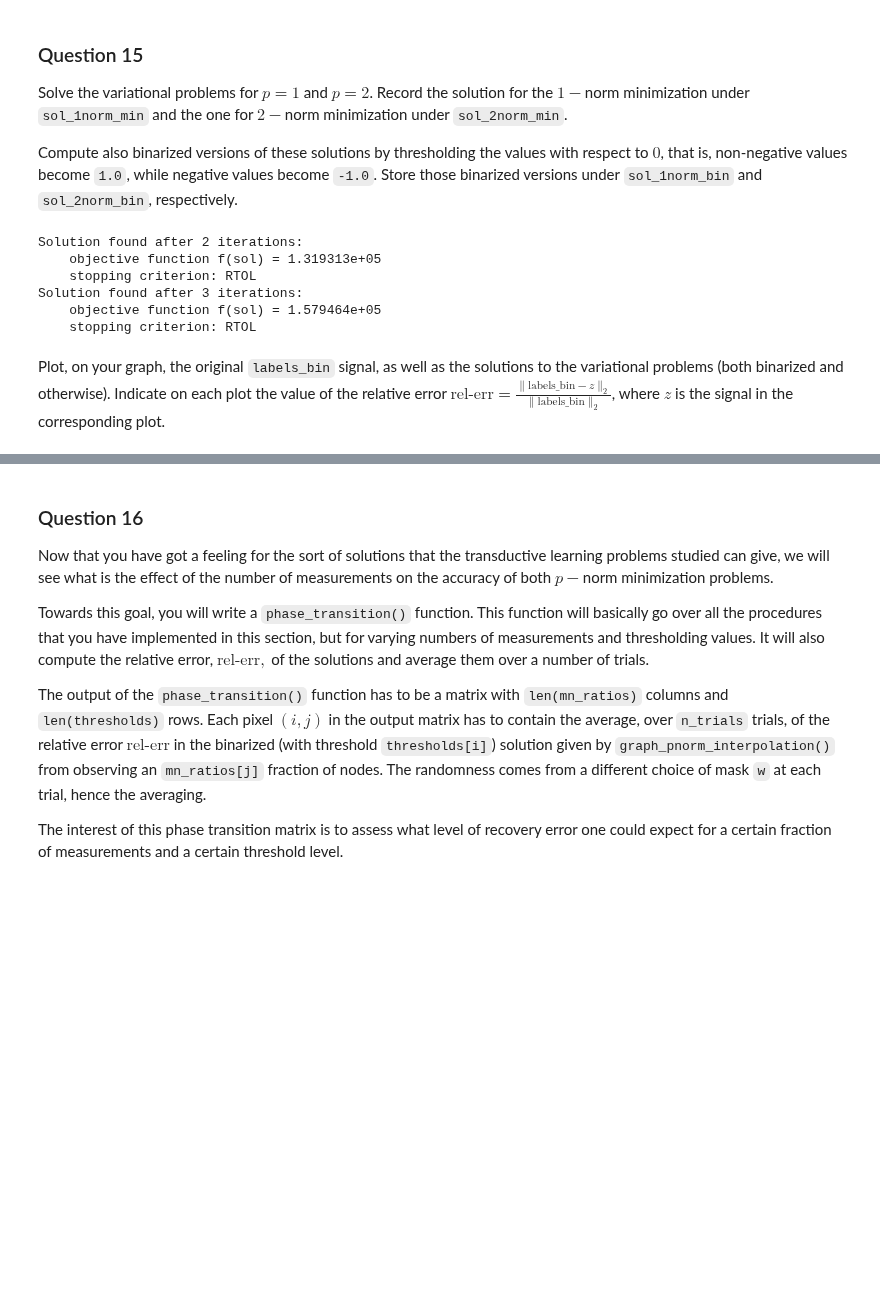
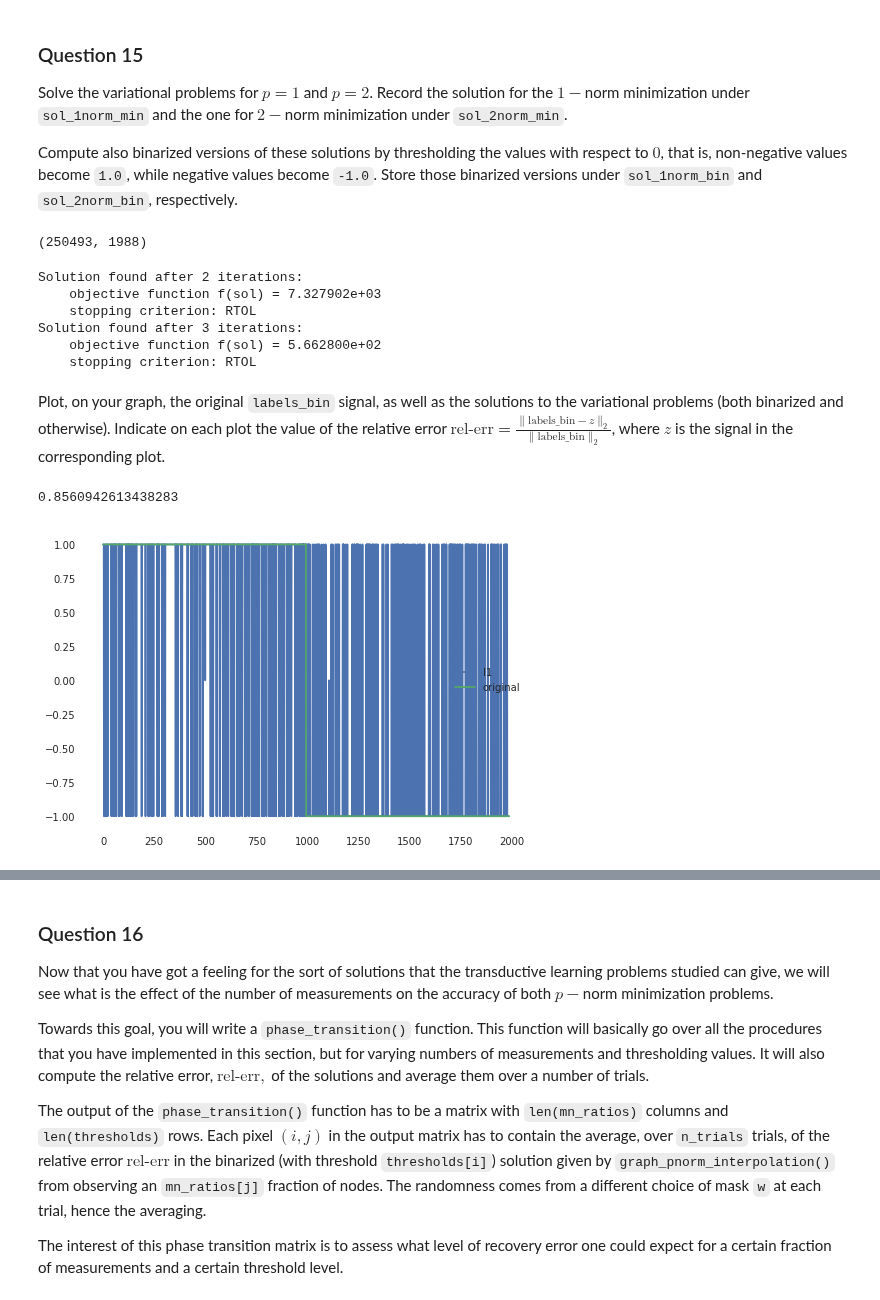
Before and after one commit to TTimTT/NTDS_Project, a Jupyter notebook: milestone_4/Tim_graph_signal_processing.ipynb, the cells around one changed output, grey strips where cells are left out. Drawn from its saved outputs; the diff is of its cells as text; code cells hidden in the pictures; blank space fills up the shorter version.

```diff
--- a/milestone_4/Tim_graph_signal_processing.ipynb
+++ b/milestone_4/Tim_graph_signal_processing.ipynb
@@ -544,8 +543,8 @@ def graph_pnorm_interpolation(gradient, P, x0=None, p=1., **kwargs):
     """
 
     if(x0 == None):
-        x0 = np.random.randn(gradient.shape[1])
-        x0 = np.zeros(gradient.shape[1])
+        x0 = np.random.randn(n_nodes)
+        x0 = np.zeros(n_nodes)
 
 
     grad = lambda z: gradient.dot(z)
@@ -593,12 +597,15 @@ Solve the variational problems for $p = 1$ and $p = 2$. Record the solution for
 
 Compute also binarized versions of these solutions by thresholding the values with respect to $0$, that is, non-negative values become `1.0`, while negative values become `-1.0`. Store those binarized versions under `sol_1norm_bin` and `sol_2norm_bin`, respectively.
 # %%
-gradient = nx.incidence_matrix(nx.from_numpy_array(laplacian_norm))
+#gradient = nx.incidence_matrix(nx.from_numpy_array(laplacian_norm))
+sparse.csr_matrix(gradient).shape
+# %% [output]
+(250493, 1988)
 # %%
 # TODO GRADIENT??
-sol_1norm_min = graph_pnorm_interpolation(sparse.csr_matrix(gradient).T, P, p=1.)
+sol_1norm_min = graph_pnorm_interpolation(sparse.csr_matrix(gradient), P, p=1.)
 
-sol_2norm_min = graph_pnorm_interpolation(sparse.csr_matrix(gradient).T, P, p=2.)
+sol_2norm_min = graph_pnorm_interpolation(sparse.csr_matrix(gradient), P, p=2.)
 
 threshold = 0
 
@@ -607,10 +614,19 @@ sol_1norm_bin = np.sign(sol_1norm_min - threshold)
 sol_2norm_bin = np.sign(sol_2norm_min - threshold)
 # %% [output]
 Solution found after 2 iterations:
-    objective function f(sol) = 1.319313e+05
+    objective function f(sol) = 7.327902e+03
     stopping criterion: RTOL
 Solution found after 3 iterations:
-    objective function f(sol) = 1.579464e+05
+    objective function f(sol) = 5.662800e+02
     stopping criterion: RTOL
 # %% [markdown]
 Plot, on your graph, the original `labels_bin` signal, as well as the solutions to the variational problems (both binarized and otherwise). Indicate on each plot the value of the relative error $\text{rel-err} = \frac{\|\text{labels_bin} - z\|_2}{\|\text{labels_bin}\|_2}$, where $z$ is the signal in the corresponding plot.
+# %%
+print(rel_err(labels, P(sol_1norm_bin)))
+plt.plot(P(sol_1norm_bin), label='l1')
+plt.plot(labels_bin, label='original')
+plt.legend()
+plt.show()
+# %% [output]
+0.8560942613438283
+[figure, added]
```
Also changed, not shown: parts of 12 cells of this notebook.
